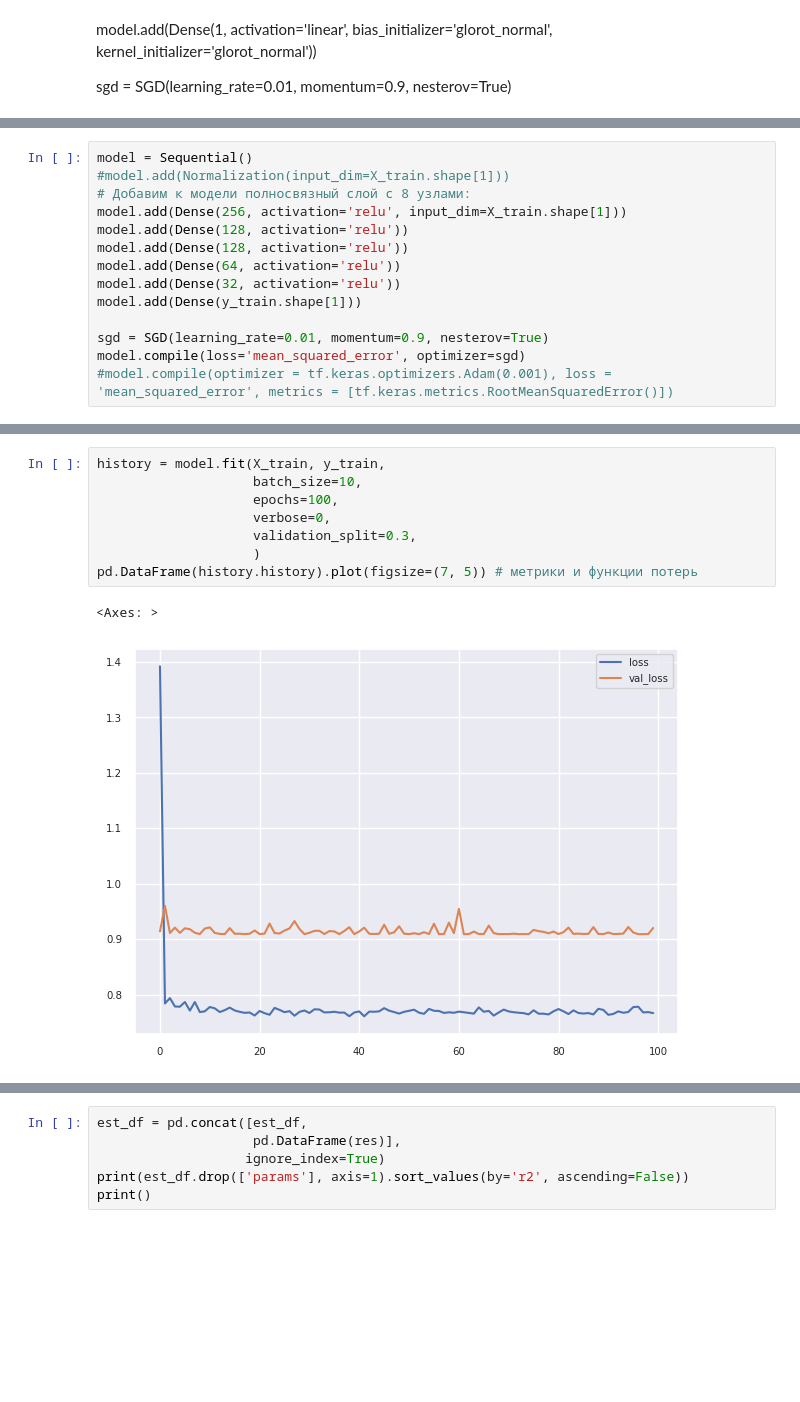
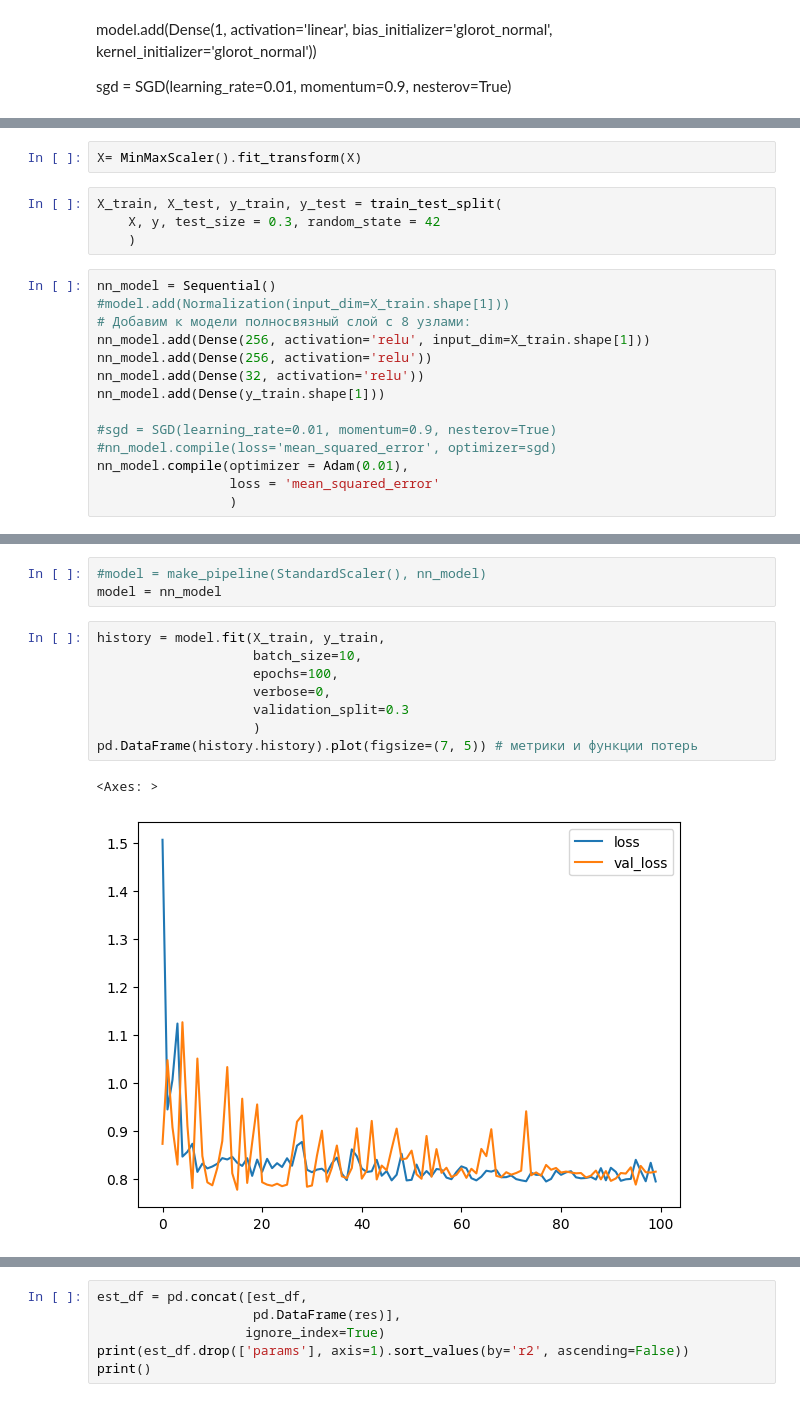
Before and after one commit to ritulupov/BKP, a Jupyter notebook: notebook.ipynb, the cells around one changed output, grey strips where cells are left out. Saved outputs shown, nothing was run; the diff lists cells and outputs as text; blank space fills up the shorter version.

```diff
--- a/notebook.ipynb
+++ b/notebook.ipynb
@@ -1263,15 +1090,21 @@ y_train
+# %%
+X= MinMaxScaler().fit_transform(X)
+# %%
+X_train, X_test, y_train, y_test = train_test_split(
+    X, y, test_size = 0.3, random_state = 42
+    )
 # %%
-model = Sequential()
+nn_model = Sequential()
 #model.add(Normalization(input_dim=X_train.shape[1]))
 # Добавим к модели полносвязный слой с 8 узлами:
-model.add(Dense(256, activation='relu', input_dim=X_train.shape[1]))
-model.add(Dense(128, activation='relu'))
-model.add(Dense(128, activation='relu'))
-model.add(Dense(64, activation='relu'))
-model.add(Dense(32, activation='relu'))
-model.add(Dense(y_train.shape[1]))
+nn_model.add(Dense(256, activation='relu', input_dim=X_train.shape[1]))
+nn_model.add(Dense(256, activation='relu'))
+nn_model.add(Dense(32, activation='relu'))
+nn_model.add(Dense(y_train.shape[1]))
 
-sgd = SGD(learning_rate=0.01, momentum=0.9, nesterov=True)
-model.compile(loss='mean_squared_error', optimizer=sgd)
-#model.compile(optimizer = tf.keras.optimizers.Adam(0.001), loss = 'mean_squared_error', metrics = [tf.keras.metrics.RootMeanSquaredError()])
+#sgd = SGD(learning_rate=0.01, momentum=0.9, nesterov=True)
+#nn_model.compile(loss='mean_squared_error', optimizer=sgd)
+nn_model.compile(optimizer = Adam(0.01),
+                 loss = 'mean_squared_error'
+                 )
 # %%
@@ -1295,16 +1128,19 @@ Trainable params: 62,593
 Non-trainable params: 0
 _________________________________________________________________
+# %%
+#model = make_pipeline(StandardScaler(), nn_model)
+model = nn_model
 # %%
 history = model.fit(X_train, y_train,
                     batch_size=10,
                     epochs=100,
                     verbose=0,
-                    validation_split=0.3,
+                    validation_split=0.3
                     )
 pd.DataFrame(history.history).plot(figsize=(7, 5)) # метрики и функции потерь
 # %% [output]
 <Axes: >
-[figure, old version]
+[figure, new version]
 # %%
 y_pred = model.predict(X_test)
 # %% [output]
```
Also changed, not shown: parts of 69 cells of this notebook, 4 other files.
